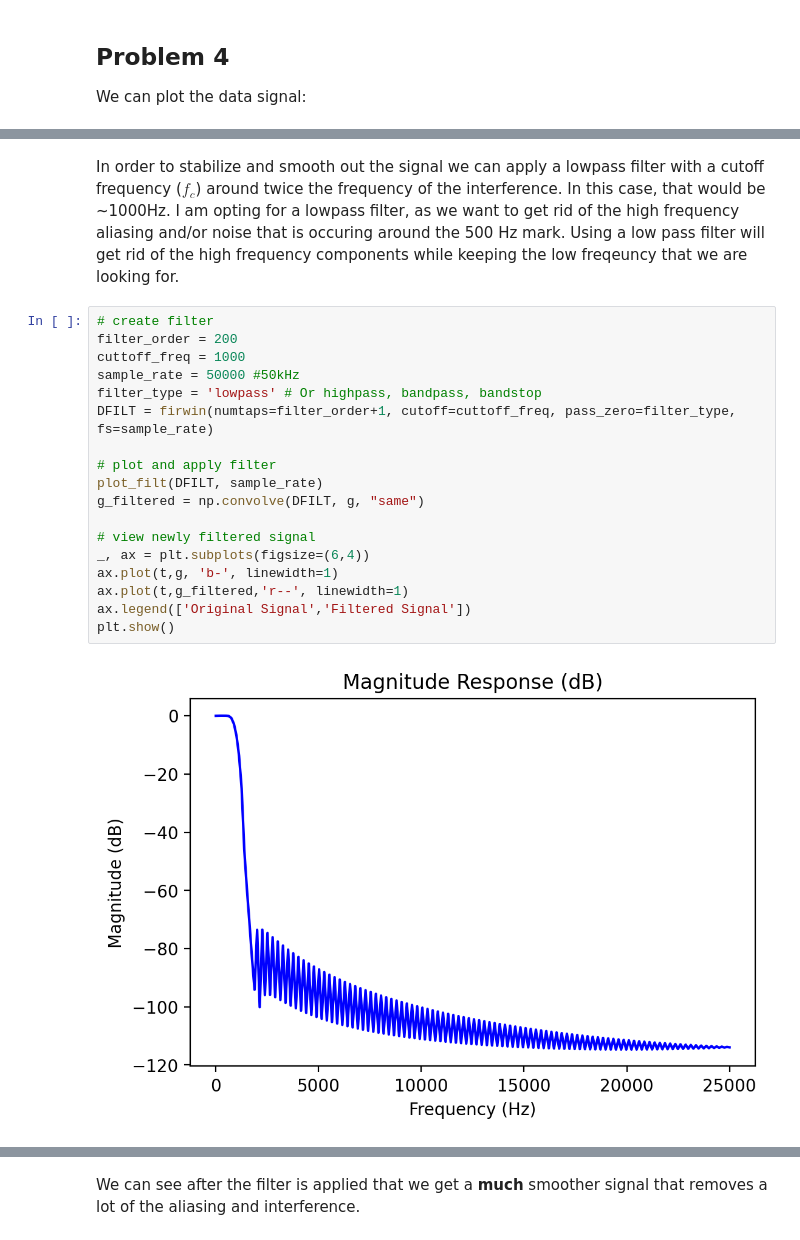
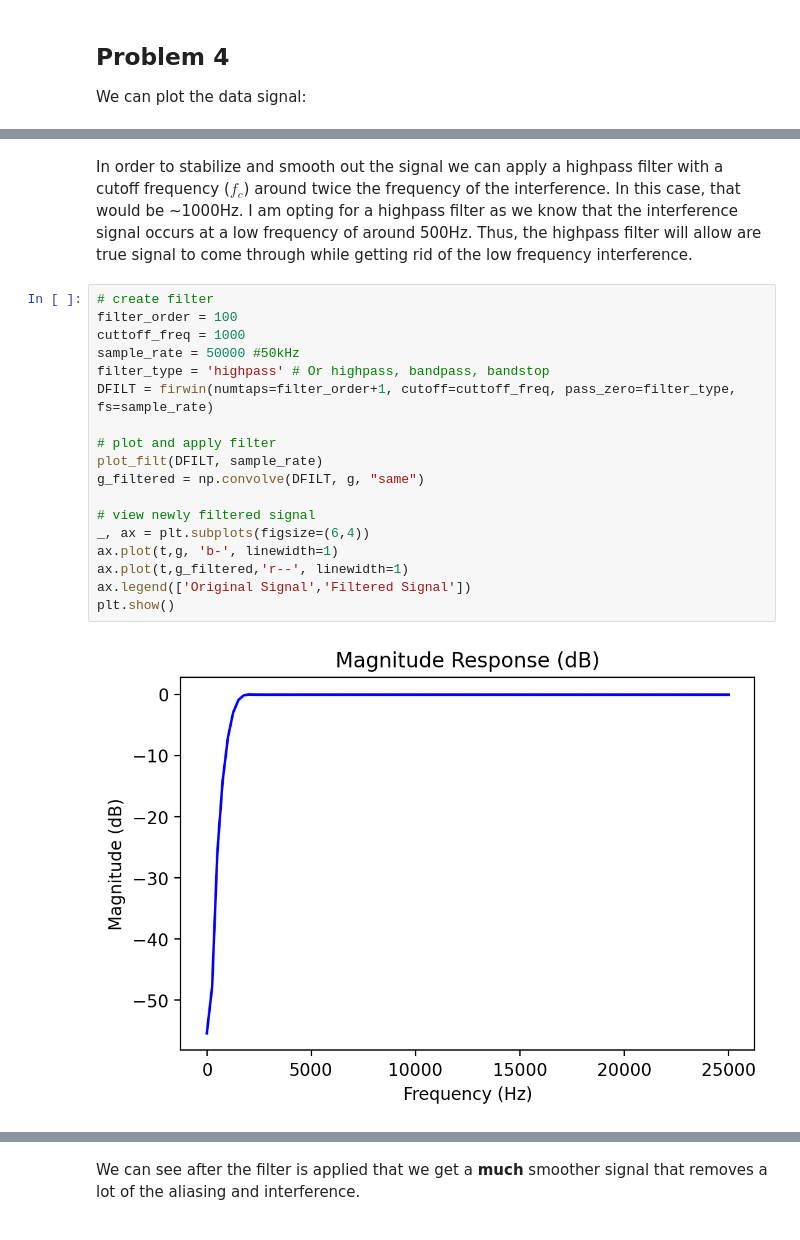
Before and after one commit to nleroy917/bme6310, a Jupyter notebook: hw09/hw09.ipynb, the cells around one changed output, grey strips where cells are left out. Cells and saved outputs as stored; diff of their text form.

```diff
--- a/hw09/hw09.ipynb
+++ b/hw09/hw09.ipynb
@@ -172,24 +171,24 @@ plt.plot(t,g, 'b-', linewidth=1)
 [<matplotlib.lines.Line2D at 0x...>]
 [figure]
 # %% [markdown]
-In order to stabilize and smooth out the signal we can apply a lowpass filter with a cutoff frequency ($f_c$) around twice the frequency of the interference. In this case, that would be ~1000Hz. I am opting for a lowpass filter, as we want to get rid of the high frequency aliasing and/or noise that is occuring around the 500 Hz mark. Using a low pass filter will get rid of the high frequency components while keeping the low freqeuncy that we are looking for.
+In order to stabilize and smooth out the signal we can apply a highpass filter with a cutoff frequency ($f_c$) around twice the frequency of the interference. In this case, that would be ~1000Hz. I am opting for a highpass filter as we know that the interference signal occurs at a low frequency of around 500Hz. Thus, the highpass filter will allow are true signal to come through while getting rid of the low frequency interference.
 # %%
 # create filter
-filter_order = 200
+filter_order = 100
 cuttoff_freq = 1000
 sample_rate = 50000 #50kHz
-filter_type = 'lowpass' # Or highpass, bandpass, bandstop
+filter_type = 'highpass' # Or highpass, bandpass, bandstop
 DFILT = firwin(numtaps=filter_order+1, cutoff=cuttoff_freq, pass_zero=filter_type, fs=sample_rate)
 
 # plot and apply filter
 plot_filt(DFILT, sample_rate)
 g_filtered = np.convolve(DFILT, g, "same")
 
 # view newly filtered signal
 _, ax = plt.subplots(figsize=(6,4))
 ax.plot(t,g, 'b-', linewidth=1)
 ax.plot(t,g_filtered,'r--', linewidth=1)
 ax.legend(['Original Signal','Filtered Signal'])
 plt.show()
 # %% [output]
-[figure, old version]
+[figure, new version]
```
Also changed, not shown: parts of 7 cells of this notebook.
